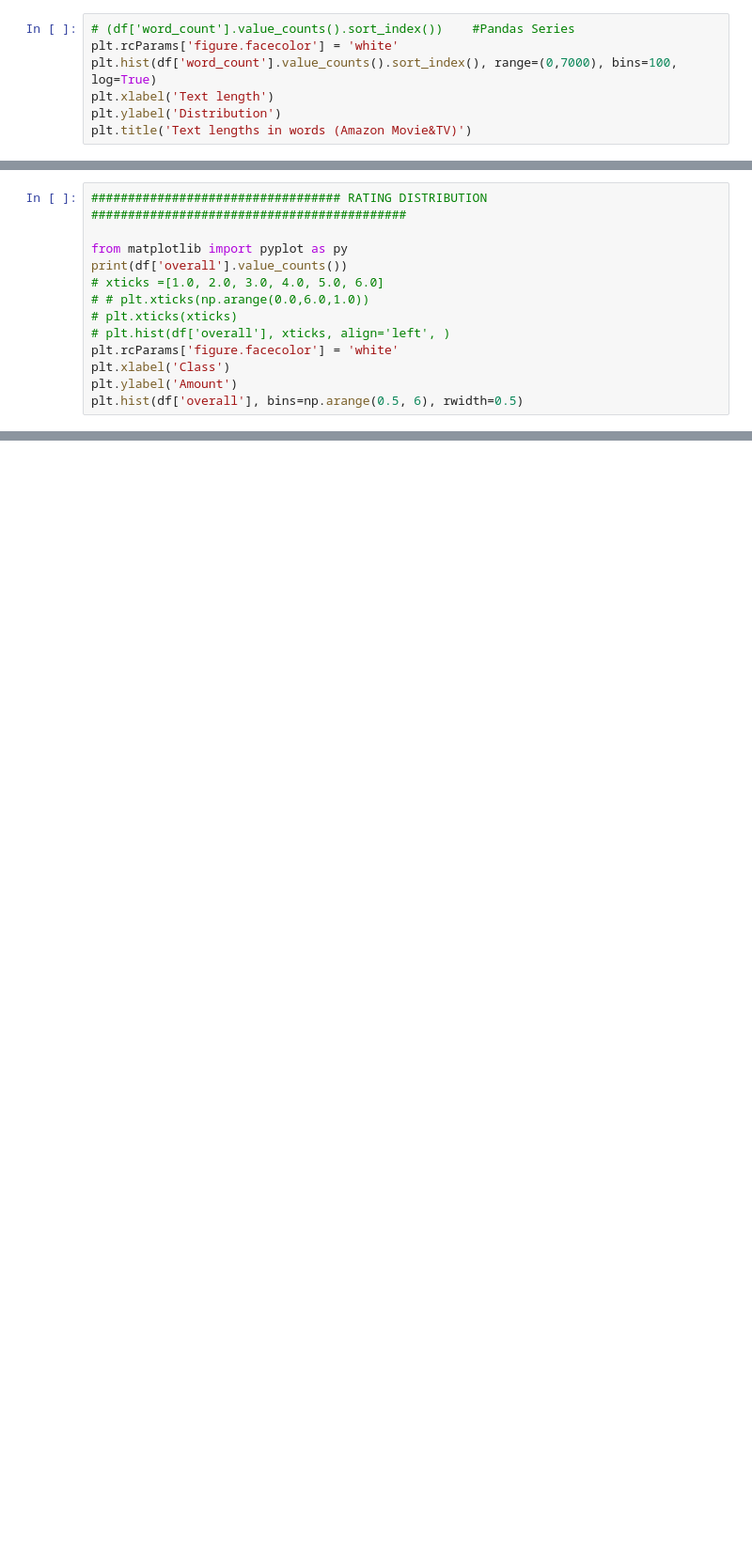
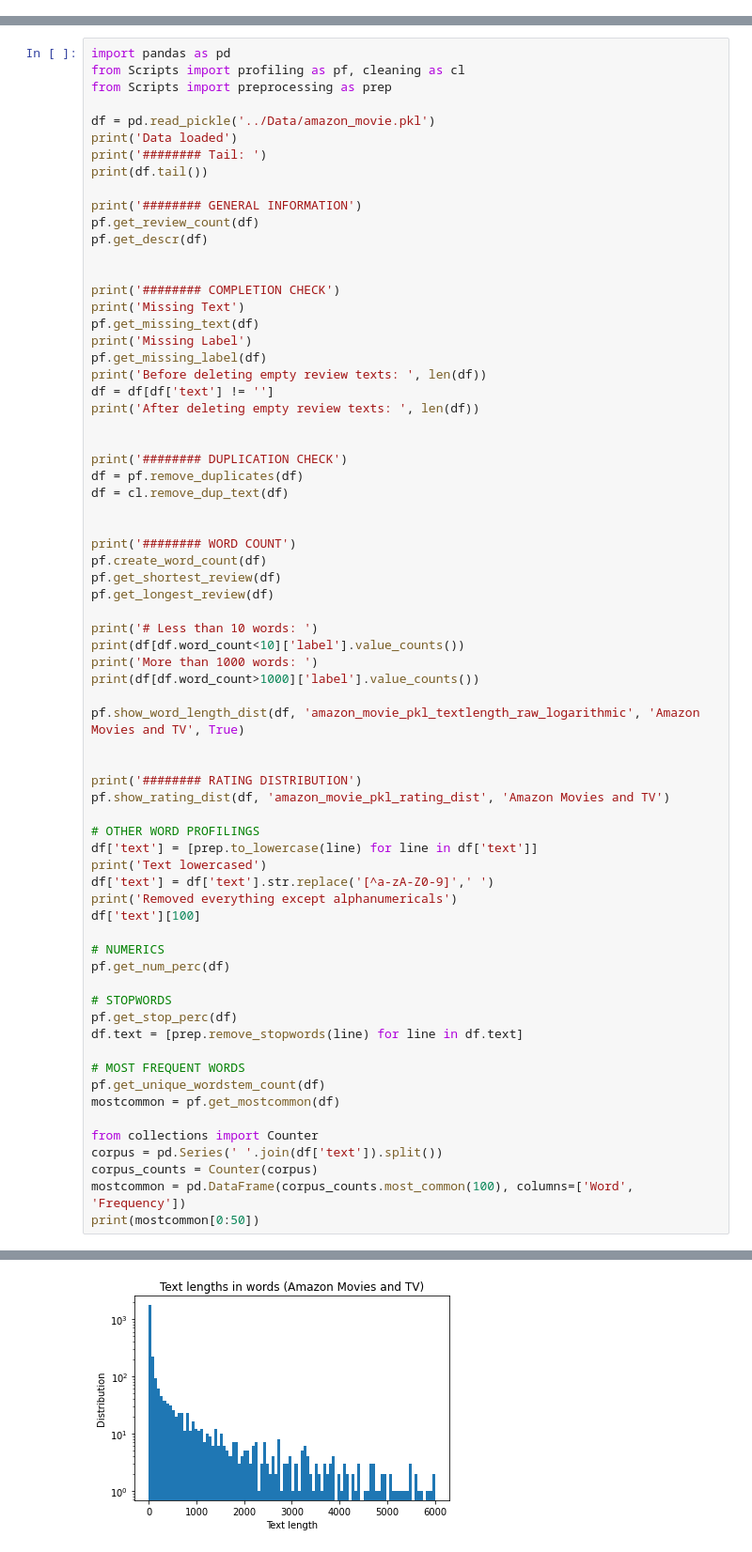
Before and after one commit to PhuongAnhMannheim/Master, a Jupyter notebook: Profiling/stats_amazon_movies_tv.ipynb, the cells around one changed output, grey strips where cells are left out. Shown: that part at 94% size. Drawn from its saved outputs; the diff is of its cells as text; blank space fills up the shorter version.

Commit message:
'preprocessing'

```diff
--- a/Profiling/stats_amazon_movies_tv.ipynb
+++ b/Profiling/stats_amazon_movies_tv.ipynb
@@ -98,7 +0,0 @@ Name: word_count, Length: 2765, dtype: int64
-# %%
-# (df['word_count'].value_counts().sort_index())    #Pandas Series
-plt.rcParams['figure.facecolor'] = 'white'
-plt.hist(df['word_count'].value_counts().sort_index(), range=(0,7000), bins=100, log=True)
-plt.xlabel('Text length')
-plt.ylabel('Distribution')
-plt.title('Text lengths in words (Amazon Movie&TV)')
@@ -120,13 +0,0 @@ Name: word_count, dtype: float64
-# %%
-################################## RATING DISTRIBUTION ###########################################
-
-from matplotlib import pyplot as py
-print(df['overall'].value_counts())
-# xticks =[1.0, 2.0, 3.0, 4.0, 5.0, 6.0]
-# # plt.xticks(np.arange(0.0,6.0,1.0))
-# plt.xticks(xticks)
-# plt.hist(df['overall'], xticks, align='left', )
-plt.rcParams['figure.facecolor'] = 'white'
-plt.xlabel('Class')
-plt.ylabel('Amount')
-plt.hist(df['overall'], bins=np.arange(0.5, 6), rwidth=0.5)
@@ -150,0 +1,70 @@ print(amounts)
+# %%
+import pandas as pd
+from Scripts import profiling as pf, cleaning as cl
+from Scripts import preprocessing as prep
+
+df = pd.read_pickle('../Data/amazon_movie.pkl')
+print('Data loaded')
+print('######## Tail: ')
+print(df.tail())
+
+print('######## GENERAL INFORMATION')
+pf.get_review_count(df)
+pf.get_descr(df)
+
+
+print('######## COMPLETION CHECK')
+print('Missing Text')
+pf.get_missing_text(df)
+print('Missing Label')
+pf.get_missing_label(df)
+print('Before deleting empty review texts: ', len(df))
+df = df[df['text'] != '']
+print('After deleting empty review texts: ', len(df))
+
+
+print('######## DUPLICATION CHECK')
+df = pf.remove_duplicates(df)
+df = cl.remove_dup_text(df)
+
+
+print('######## WORD COUNT')
+pf.create_word_count(df)
+pf.get_shortest_review(df)
+pf.get_longest_review(df)
+
+print('# Less than 10 words: ')
+print(df[df.word_count<10]['label'].value_counts())
+print('More than 1000 words: ')
+print(df[df.word_count>1000]['label'].value_counts())
+
+pf.show_word_length_dist(df, 'amazon_movie_pkl_textlength_raw_logarithmic', 'Amazon Movies and TV', True)
+
+
+print('######## RATING DISTRIBUTION')
+pf.show_rating_dist(df, 'amazon_movie_pkl_rating_dist', 'Amazon Movies and TV')
+
+# OTHER WORD PROFILINGS
+df['text'] = [prep.to_lowercase(line) for line in df['text']]
+print('Text lowercased')
+df['text'] = df['text'].str.replace('[^a-zA-Z0-9]',' ')
+print('Removed everything except alphanumericals')
+df['text'][100]
+
+# NUMERICS
+pf.get_num_perc(df)
+
+# STOPWORDS
+pf.get_stop_perc(df)
+df.text = [prep.remove_stopwords(line) for line in df.text]
+
+# MOST FREQUENT WORDS
+pf.get_unique_wordstem_count(df)
+mostcommon = pf.get_mostcommon(df)
+
+from collections import Counter
+corpus = pd.Series(' '.join(df['text']).split())
+corpus_counts = Counter(corpus)
+mostcommon = pd.DataFrame(corpus_counts.most_common(100), columns=['Word', 'Frequency'])
+print(mostcommon[0:50])
+# %% [output]
@@ -150,0 +88 @@ print(amounts)
+[figure, added]
```
Also changed, not shown: parts of 18 cells of this notebook, 32 other files.
